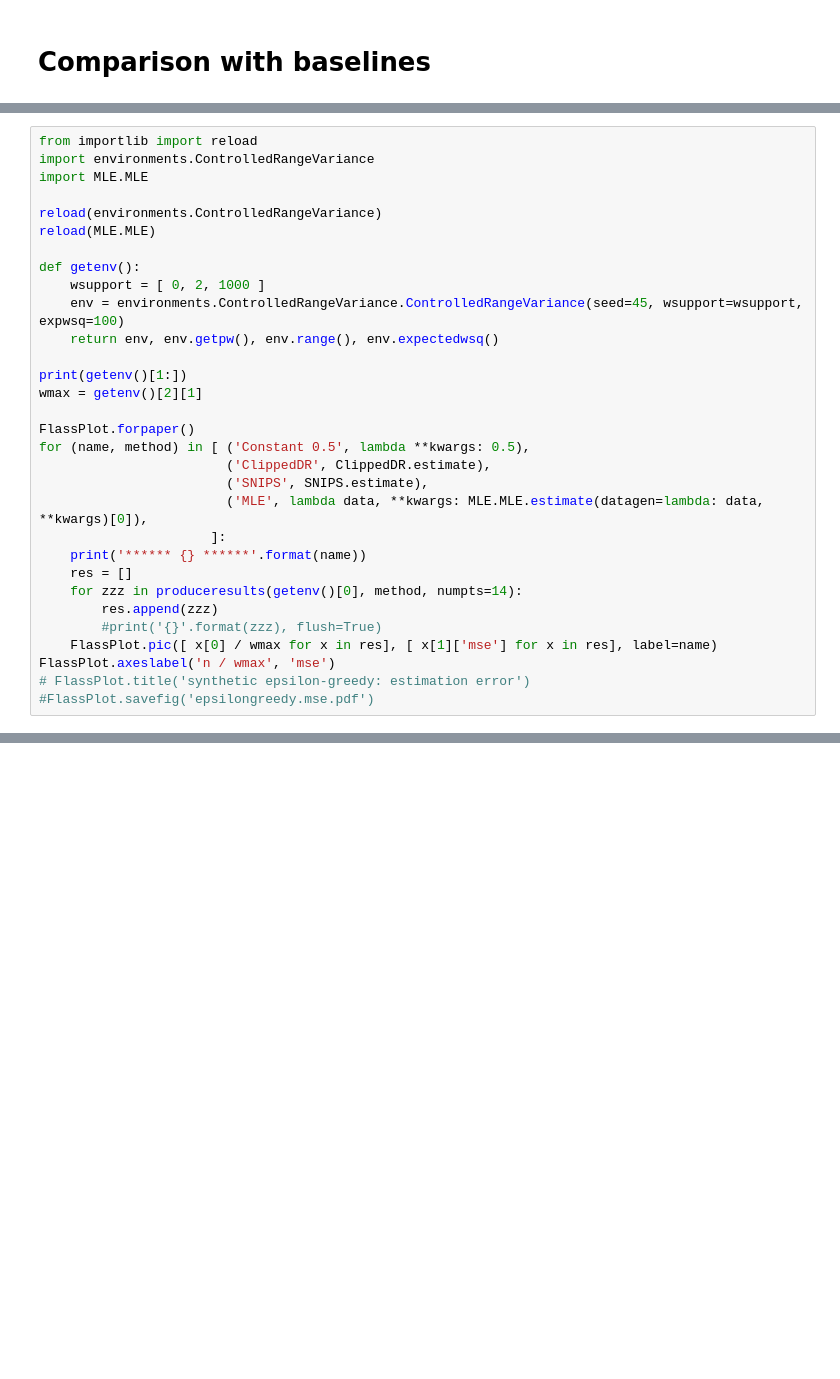
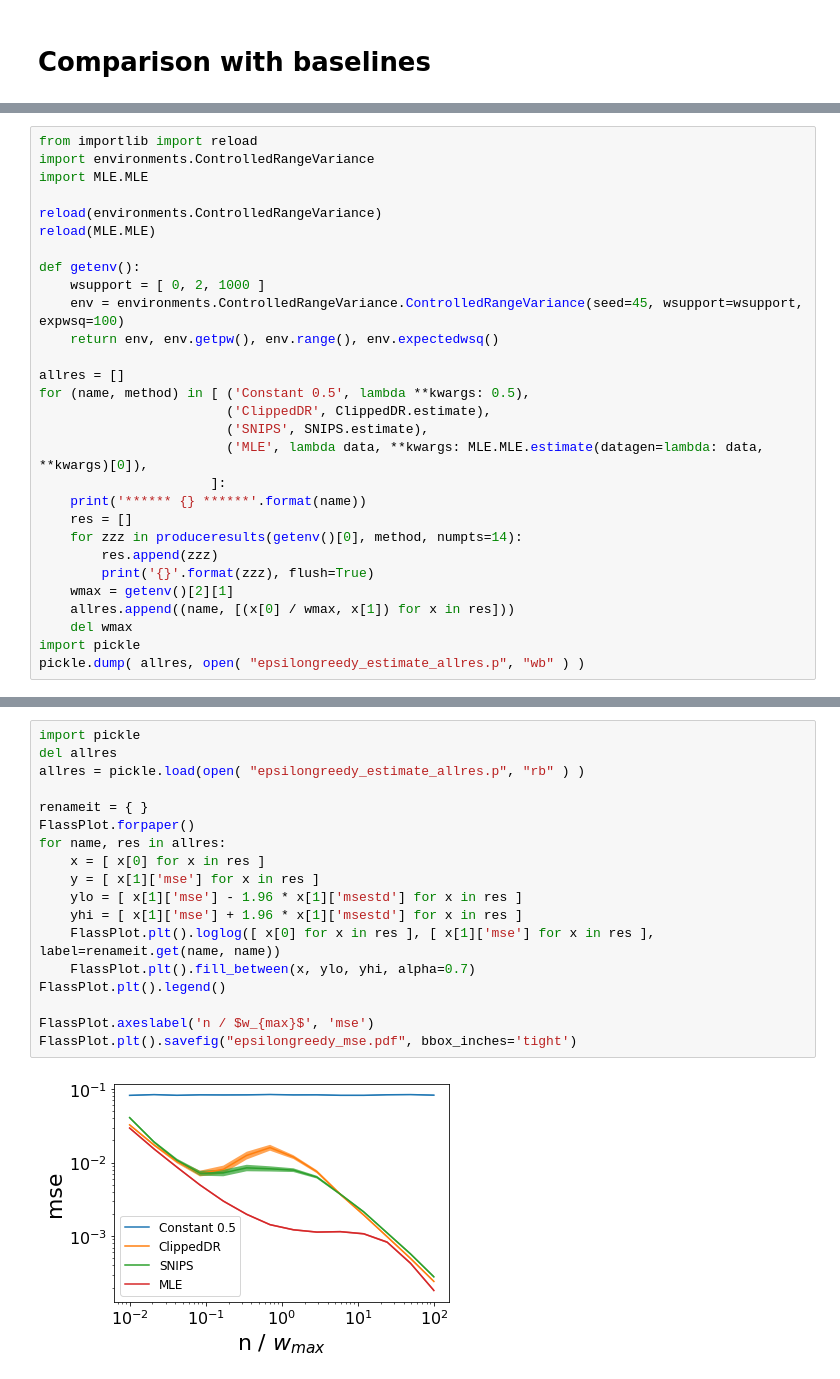
Before and after one commit to pmineiro/elfcb, a Jupyter notebook: estimate.ipynb, the cells around one changed output, grey strips where cells are left out. Cells and saved outputs as stored; diff of their text form; blank space fills up the shorter version.

```diff
--- a/estimate.ipynb
+++ b/estimate.ipynb
@@ -355,10 +365,7 @@ def getenv():
     env = environments.ControlledRangeVariance.ControlledRangeVariance(seed=45, wsupport=wsupport, expwsq=100)
     return env, env.getpw(), env.range(), env.expectedwsq()
 
-print(getenv()[1:])
-wmax = getenv()[2][1]
-
-FlassPlot.forpaper()
+allres = []
 for (name, method) in [ ('Constant 0.5', lambda **kwargs: 0.5),
                         ('ClippedDR', ClippedDR.estimate),
                         ('SNIPS', SNIPS.estimate),
@@ -368,9 +375,10 @@ for (name, method) in [ ('Constant 0.5', lambda **kwargs: 0.5),
     res = []
     for zzz in produceresults(getenv()[0], method, numpts=14):
         res.append(zzz)
-        #print('{}'.format(zzz), flush=True)
-    FlassPlot.pic([ x[0] / wmax for x in res], [ x[1]['mse'] for x in res], label=name)
-FlassPlot.axeslabel('n / wmax', 'mse')
-# FlassPlot.title('synthetic epsilon-greedy: estimation error')
-#FlassPlot.savefig('epsilongreedy.mse.pdf')
+        print('{}'.format(zzz), flush=True)
+    wmax = getenv()[2][1]
+    allres.append((name, [(x[0] / wmax, x[1]) for x in res]))
+    del wmax
+import pickle
+pickle.dump( allres, open( "epsilongreedy_estimate_allres.p", "wb" ) )
 # %% [output]
@@ -382,0 +402,20 @@ FlassPlot.axeslabel('n / wmax', 'mse')
+# %%
+import pickle
+del allres
+allres = pickle.load(open( "epsilongreedy_estimate_allres.p", "rb" ) )
+
+renameit = { }
+FlassPlot.forpaper()
+for name, res in allres:
+    x = [ x[0] for x in res ]
+    y = [ x[1]['mse'] for x in res ]
+    ylo = [ x[1]['mse'] - 1.96 * x[1]['msestd'] for x in res ]
+    yhi = [ x[1]['mse'] + 1.96 * x[1]['msestd'] for x in res ]
+    FlassPlot.plt().loglog([ x[0] for x in res ], [ x[1]['mse'] for x in res ], label=renameit.get(name, name))
+    FlassPlot.plt().fill_between(x, ylo, yhi, alpha=0.7)
+FlassPlot.plt().legend()
+
+FlassPlot.axeslabel('n / $w_{max}$', 'mse')
+FlassPlot.plt().savefig("epsilongreedy_mse.pdf", bbox_inches='tight')
+# %% [output]
+[figure, added]
```
Also changed, not shown: parts of 2 cells of this notebook.
